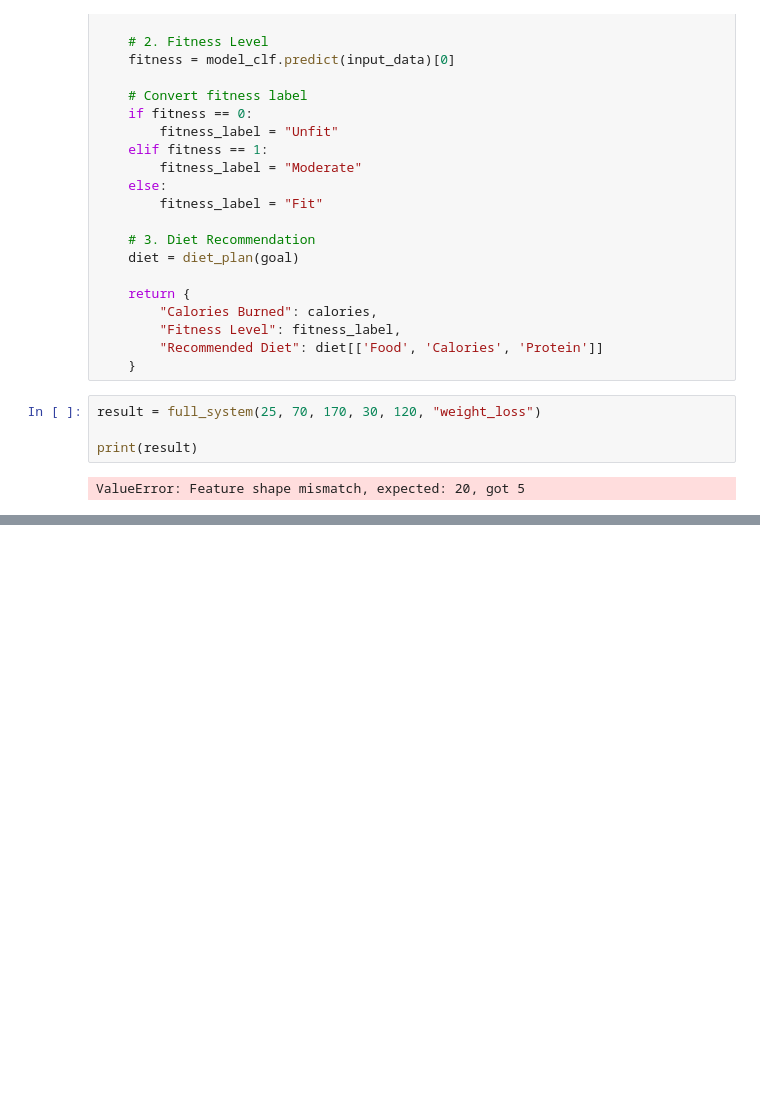
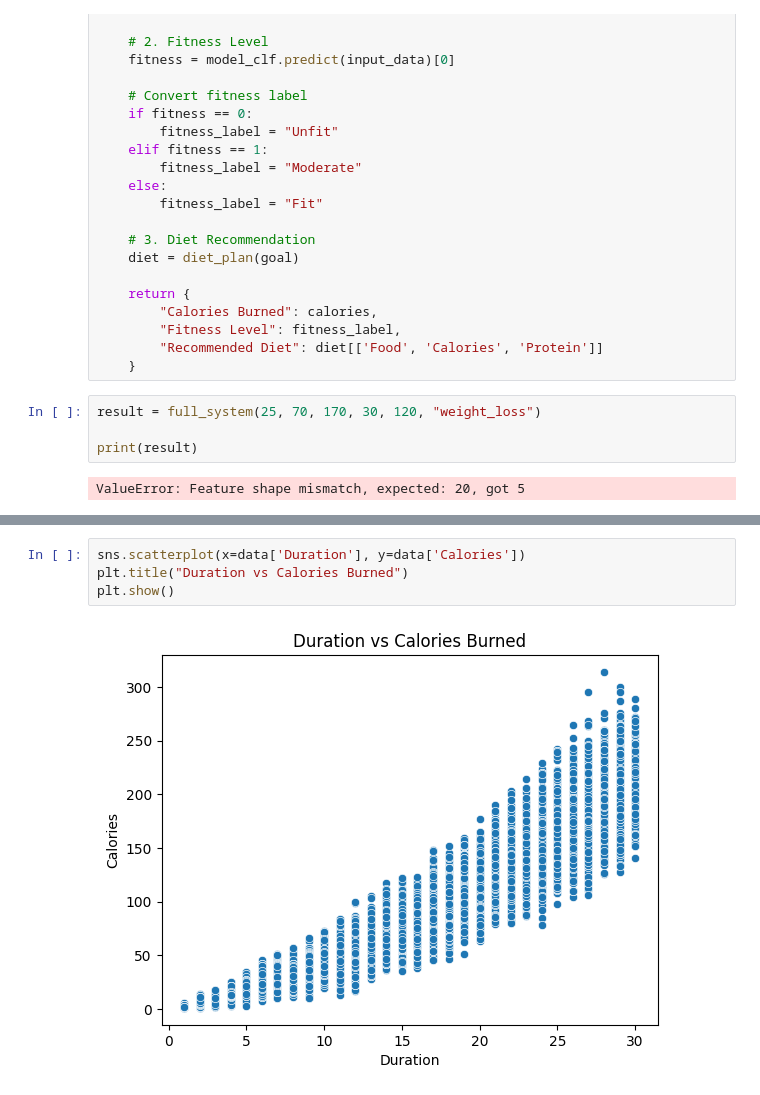
Before and after one commit to Lingeshkumar24-code/AI-Fitness-Health-System, a Jupyter notebook: calories.ipynb, the cells around one changed output, grey strips where cells are left out. Saved outputs shown, nothing was run; the diff lists cells and outputs as text; blank space fills up the shorter version.

```diff
--- a/calories.ipynb
+++ b/calories.ipynb
@@ -449,0 +704,6 @@ ValueError: Feature shape mismatch, expected: 20, got 5
+# %%
+sns.scatterplot(x=data['Duration'], y=data['Calories'])
+plt.title("Duration vs Calories Burned")
+plt.show()
+# %% [output]
+[figure, added]
```
Also changed, not shown: parts of 35 cells of this notebook.
